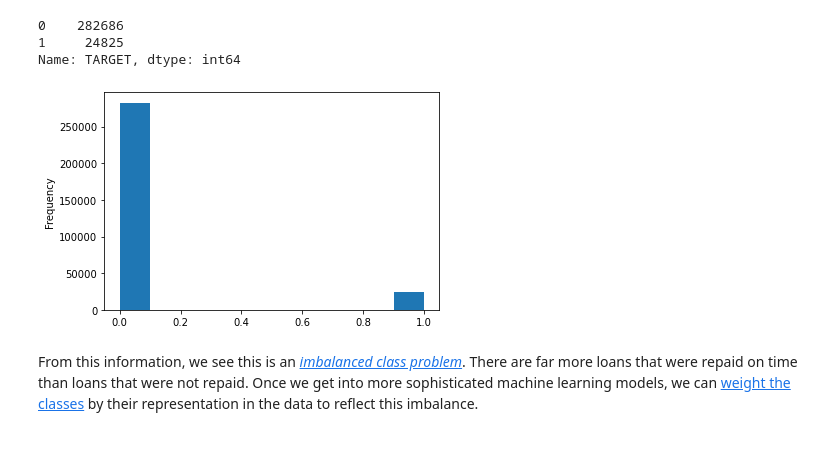
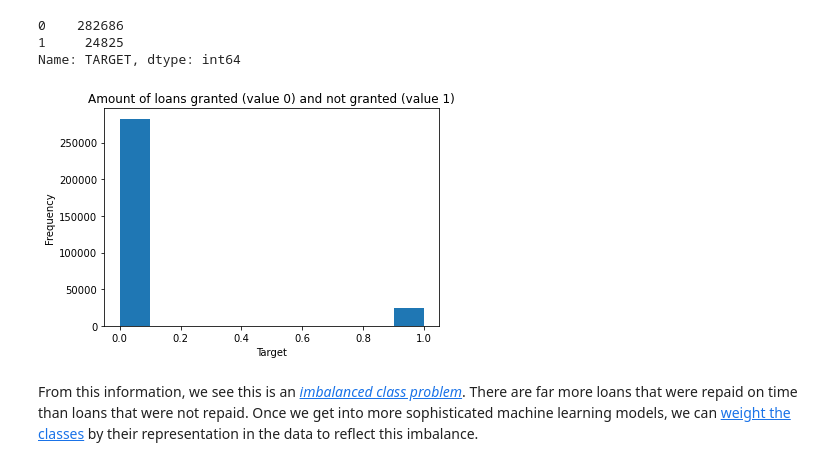
Before and after one commit to IsabelleRB1/OpenClassroom, a Jupyter notebook: notebook/P7_1_Data_Preparation.ipynb, the cells around one changed output. Drawn from its saved outputs; the diff is of its cells as text; code cells hidden in the pictures.

```diff
--- a/notebook/P7_1_Data_Preparation.ipynb
+++ b/notebook/P7_1_Data_Preparation.ipynb
@@ -139,10 +77,11 @@ app_train['TARGET'].value_counts()
 0    282686
 1     24825
 Name: TARGET, dtype: int64
-# %%
-app_train['TARGET'].astype(int).plot.hist();
-# %% [output]
-[figure, removed]
+# %%
+app_train['TARGET'].astype(int).plot.hist(title = "Amount of loans granted (value 0) and not granted (value 1)");
+plt.xlabel('Target');
+# %% [output]
+[figure, added]
 # %% [markdown]
 From this information, we see this is an [_imbalanced class problem_](http://www.chioka.in/class-imbalance-problem/). There are far more loans that were repaid on time than loans that were not repaid. Once we get into more sophisticated machine learning models, we can [weight the classes](http://xgboost.readthedocs.io/en/latest/parameter.html) by their representation in the data to reflect this imbalance.
 # %% [markdown]
```
Also changed, not shown: parts of 57 cells of this notebook, 1 other file.
